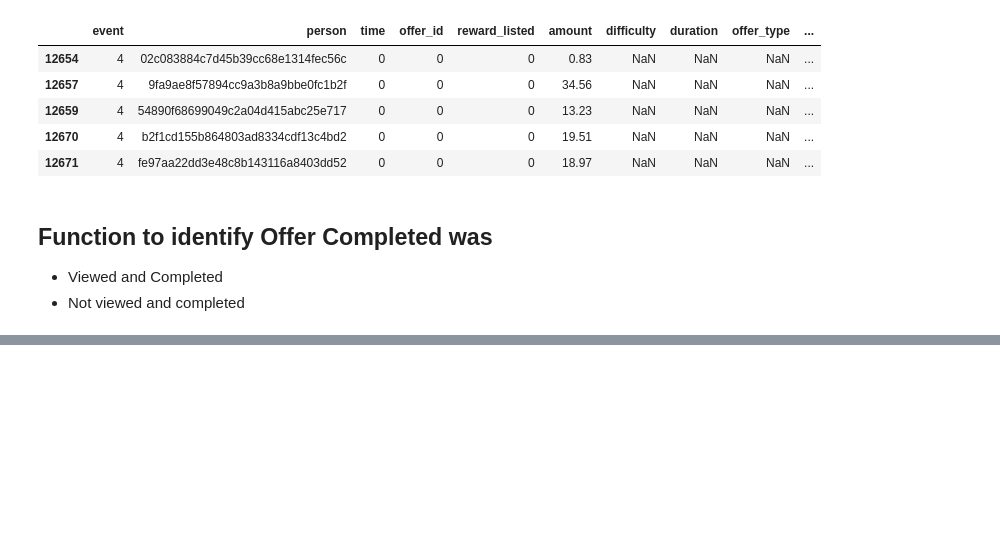
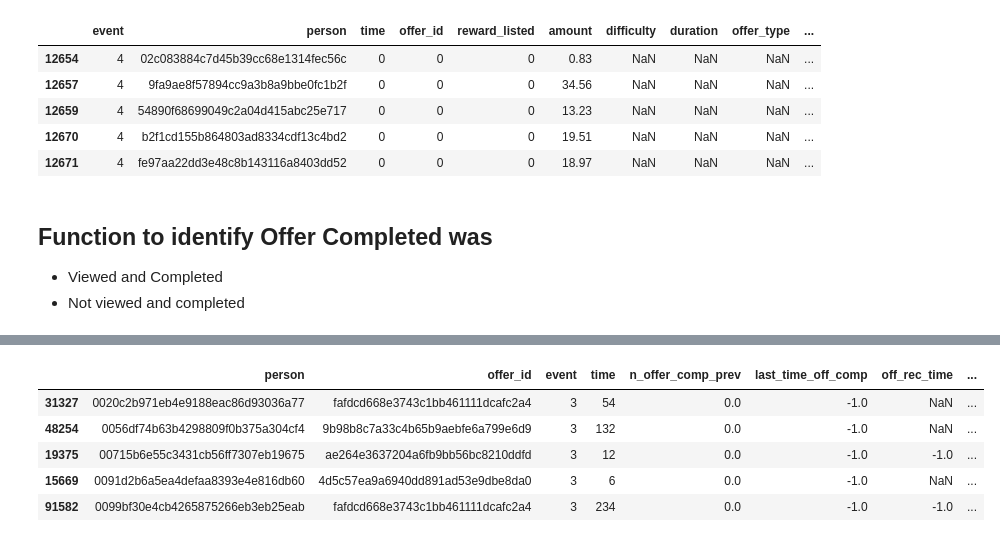
Before and after one commit to Moraut/DSND-Term-2, a Jupyter notebook: 04. Capstone Project/notebook/Starbucks_Capstone_notebook.ipynb, the cells around one changed output, grey strips where cells are left out. Drawn from its saved outputs; the diff is of its cells as text; code cells hidden in the pictures; blank space fills up the shorter version.

```diff
--- a/04. Capstone Project/notebook/Starbucks_Capstone_notebook.ipynb
+++ b/04. Capstone Project/notebook/Starbucks_Capstone_notebook.ipynb
@@ -486,4 +523,25 @@ def offer_flags(x, person_offer):
+# %%
+def comp_offer_amount_calc(x, transactions):
+    '''
+    Function calcualte the amount of transaction for the competed offer
+
+    Input:
+    x(pd.Series): completed offer with offer_id, person, time
+
+    Output:
+    TBU
+
+    '''
+    trans = transactions[ (
+                            (transactions['time'] == x.time) &
+                            (transactions['person'] == x.person)
+                        )]
+
+    x['rec_view_comp_amount'] = (trans.shape[0] > 0) * x.rec_view_comp * (trans['amount'].sum())
+    x['rec_view_nocomp_amount'] = (trans.shape[0] > 0) * x.rec_noview_comp * (trans['amount'].sum())
+    return x
 # %%
 %%time
-comp_offer = person_offer_comp.apply(lambda x: offer_flags(x, person_offer), axis=1)
+#calculate the amount of transactions associated with the completed offer
+comp_offer_amount = comp_offer.apply(lambda x: comp_offer_amount_calc(x, transactions), axis = 1)
 # %% [output]
@@ -542,0 +549,9 @@ comp_offer[comp_offer['person'] == '073fce5708884b30a28b65b3cb15a919'].sort_valu
+# %%
+comp_offer_amount[((comp_offer_amount['rec_view_nocomp_amount'] == 0.0) & (comp_offer_amount['rec_view_comp_amount'] == 0.0))].head(5)
+# %% [output]
+|  | person | offer_id | event | time | n_offer_comp_prev | last_time_off_comp | off_rec_time | ... |
+| 31327 | 0020c2b971eb4e9188eac86d93036a77 | fafdcd668e3743c1bb461111dcafc2a4 | 3 | 54 | 0.0 | -1.0 | NaN | ... |
+| 48254 | 0056df74b63b4298809f0b375a304cf4 | 9b98b8c7a33c4b65b9aebfe6a799e6d9 | 3 | 132 | 0.0 | -1.0 | NaN | ... |
+| 19375 | 00715b6e55c3431cb56ff7307eb19675 | ae264e3637204a6fb9bb56bc8210ddfd | 3 | 12 | 0.0 | -1.0 | -1.0 | ... |
+| 15669 | 0091d2b6a5ea4defaa8393e4e816db60 | 4d5c57ea9a6940dd891ad53e9dbe8da0 | 3 | 6 | 0.0 | -1.0 | NaN | ... |
+| 91582 | 0099bf30e4cb4265875266eb3eb25eab | fafdcd668e3743c1bb461111dcafc2a4 | 3 | 234 | 0.0 | -1.0 | -1.0 | ... |
```
Also changed, not shown: parts of 11 cells of this notebook.
